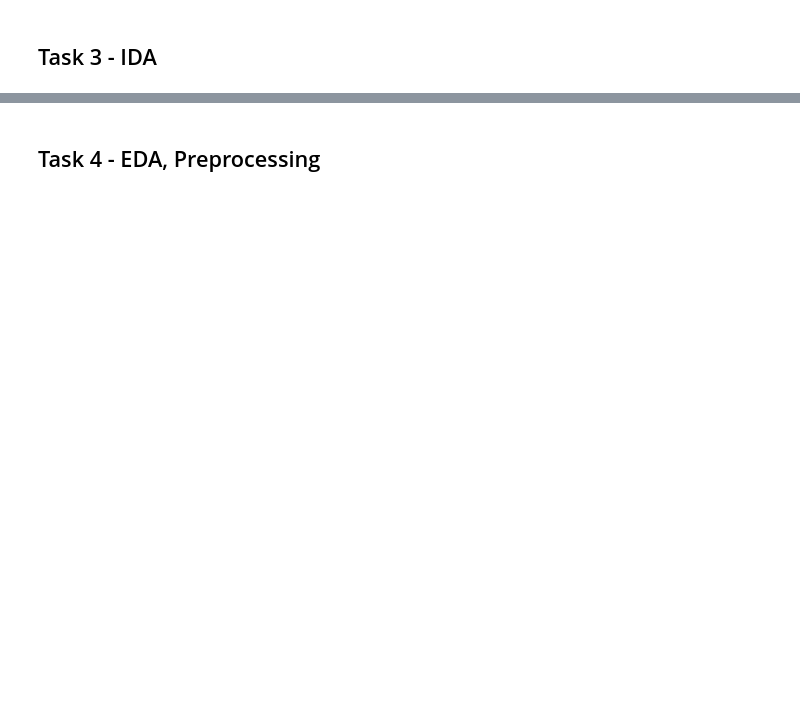
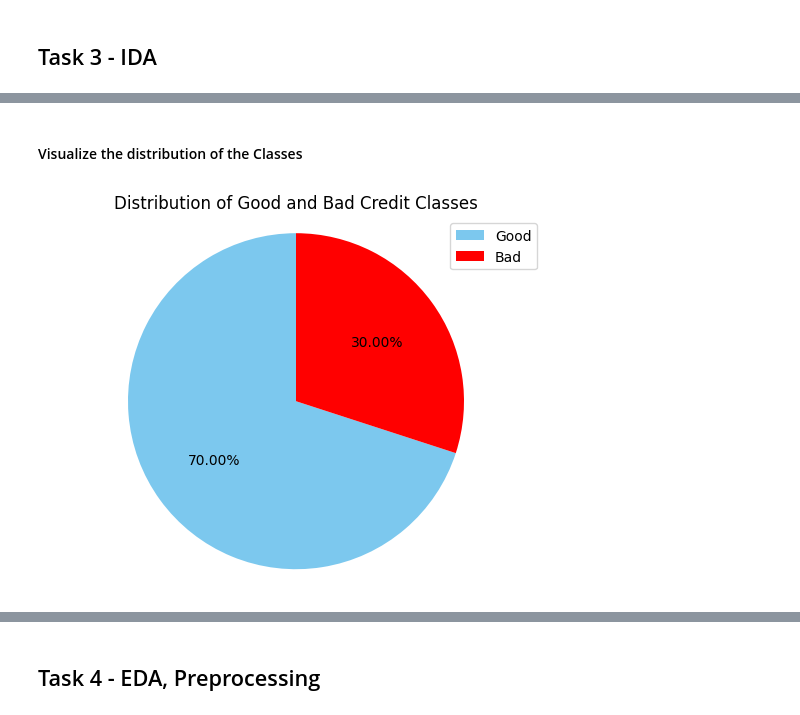
Before and after one commit to GittiGitus/Deep_Learning, a Jupyter notebook: experiments.ipynb, the cells around one changed output, grey strips where cells are left out. Cells and saved outputs as stored; diff of their text form; code cells hidden in the pictures; blank space fills up the shorter version.

```diff
--- a/experiments.ipynb
+++ b/experiments.ipynb
@@ -45,7 +62,7 @@ from ucimlrepo import fetch_ucirepo # for fetching UCI datasets
 |Attribute20|	Feature|	Binary|	Other	|foreign worker|	|no|
 |class|	Target|	Binary|		|1 = Good, 2 = Bad|		|no|
 # %%
-import pandas as pd
+
 
 # Load the dataset
 df = pd.read_csv('data/german.data', delim_whitespace=True, header=None)
@@ -58,7 +75,7 @@ columns = [
     "Other_debtors_guarantors", "Present_residence_since", "Property", "Age_in_years",
     "Other_installment_plans", "Housing", "Number_of_existing_credits_at_this_bank",
     "Job", "Number_of_people_being_liable_to_provide_maintenance_for", "Telephone",
-    "Foreign_worker", "Good_or_bad"
+    "Foreign_worker", "Class"
 ]
 
 # Assign column names to the dataframe
@@ -114,7 +131,7 @@ mappings = {
     "Foreign_worker": {
         "A201": "yes", "A202": "no"
     },
-    "Good_or_bad": {
+    "Class": {
         1: "Good", 2: "Bad"
     }
 }
@@ -373,0 +281,20 @@ print(statlog_german_credit_data.variables)
+# %% [markdown]
+#### Visualize the distribution of the Classes
+# %%
+# Count the number of samples in each class
+class_counts = df['Class'].value_counts()
+
+# Define colors for the pie slices
+colors = ['#7cc8ee', 'red']
+
+# Create a pie chart
+fig, ax = plt.subplots()
+pie = ax.pie(class_counts, labels=['Good', 'Bad'], colors=colors, autopct='%1.2f%%', startangle=90)
+for label in pie[1]: # Set the label color to white so it's invisible
+    label.set_color('white')
+ax.legend(pie[0], ['Good', 'Bad'], loc='upper right') # Add a legend
+ax.set_title('Distribution of Good and Bad Credit Classes') # Add a title
+ax.axis('equal')
+plt.show()
+# %% [output]
+[figure, added]
```
Also changed, not shown: parts of 28 cells of this notebook.
